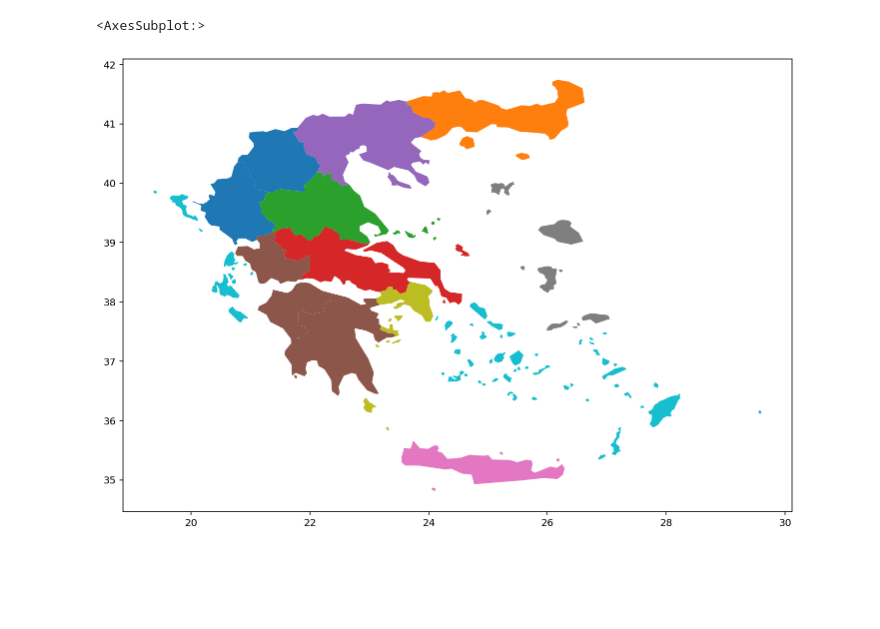
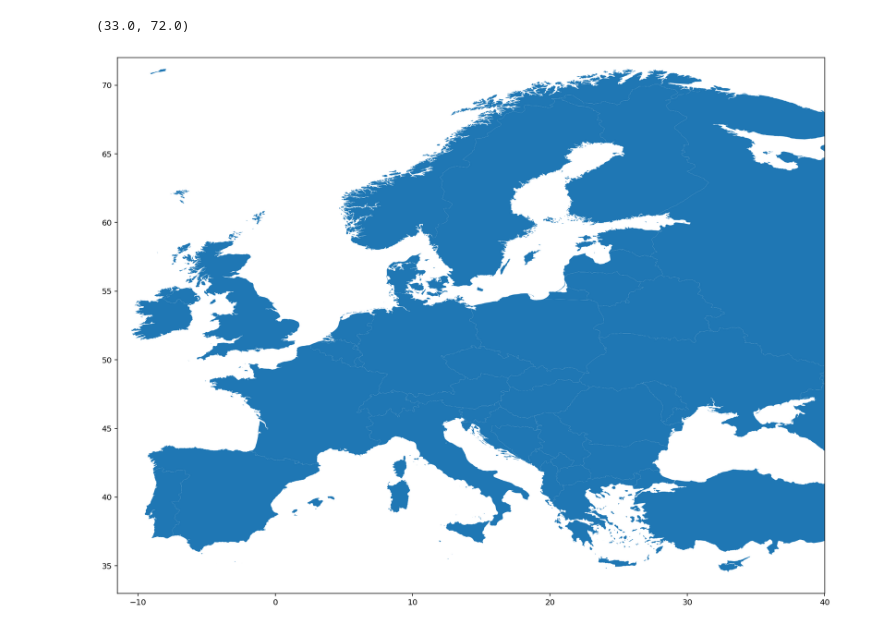
Before and after one commit to derevirn/climate-viz, a Jupyter notebook: csv_viz.ipynb, the cells around one changed output. Cells and saved outputs as stored; diff of their text form; code cells hidden in the pictures; blank space fills up the shorter version.

```diff
--- a/csv_viz.ipynb
+++ b/csv_viz.ipynb
@@ -2,15 +2,14 @@
 import pandas as pd
 import geopandas as gpd
 import matplotlib.pyplot as plt
+from pycountry import countries
 %config InlineBackend.figure_format = 'retina'
 
-gpd_df = gpd.read_file('data/NUTS_RG_10M_2021_4326.geojson')
-temp_df = pd.read_csv('data/H_ERA5_ECMW_T639_.csv')
+gpd_df = gpd.read_file('data/WB_countries_Admin0.geojson')
+temp_df = pd.read_csv('data/H_ERA5_world.csv')
 # %%
 temp_df = temp_df.transpose()
 temp_df.columns = temp_df.iloc[0]
 temp_df = temp_df.iloc[1:]
 temp_df.reset_index(inplace=True)
-temp_df.rename(columns={'index':'id'}, inplace=True)
+temp_df.rename(columns={'index':'ISO_A2'}, inplace=True)
-# %%
-gpd_df = gpd_df.merge(temp_df, on='id')
@@ -19,3 +16,16 @@ greece_df = gpd_df.query("CNTR_CODE == 'EL' and LEVL_CODE == 2")
+# %%
+gpd_df.loc[50,'ISO_A2'] = "NO"
+gpd_df.loc[20,'ISO_A2'] = "FR"
+
+gpd_df = gpd_df.merge(temp_df, on='ISO_A2')
+gpd_df = gpd_df.query("REGION_WB == 'Europe & Central Asia'")
+# %%
+ax = gpd_df.plot(figsize=(16,16))
+ax.set_xlim(-11.5,40)
+ax.set_ylim(33,72)
+# %% [output]
+(33.0, 72.0)
+[figure, added]
 # %%
 years = ['1979-12-31', '1980-12-31', '1981-12-31', '1982-12-31',
          '1983-12-31', '1984-12-31', '1985-12-31', '1986-12-31',
@@ -30,5 +40,0 @@ years = ['1979-12-31', '1980-12-31', '1981-12-31', '1982-12-31',
-# %%
-greece_df.plot(column=years[-1], figsize=(12,12))
-# %% [output]
-<AxesSubplot:>
-[figure, removed]
```
Also changed, not shown: parts of 3 cells of this notebook, 1 other file.
